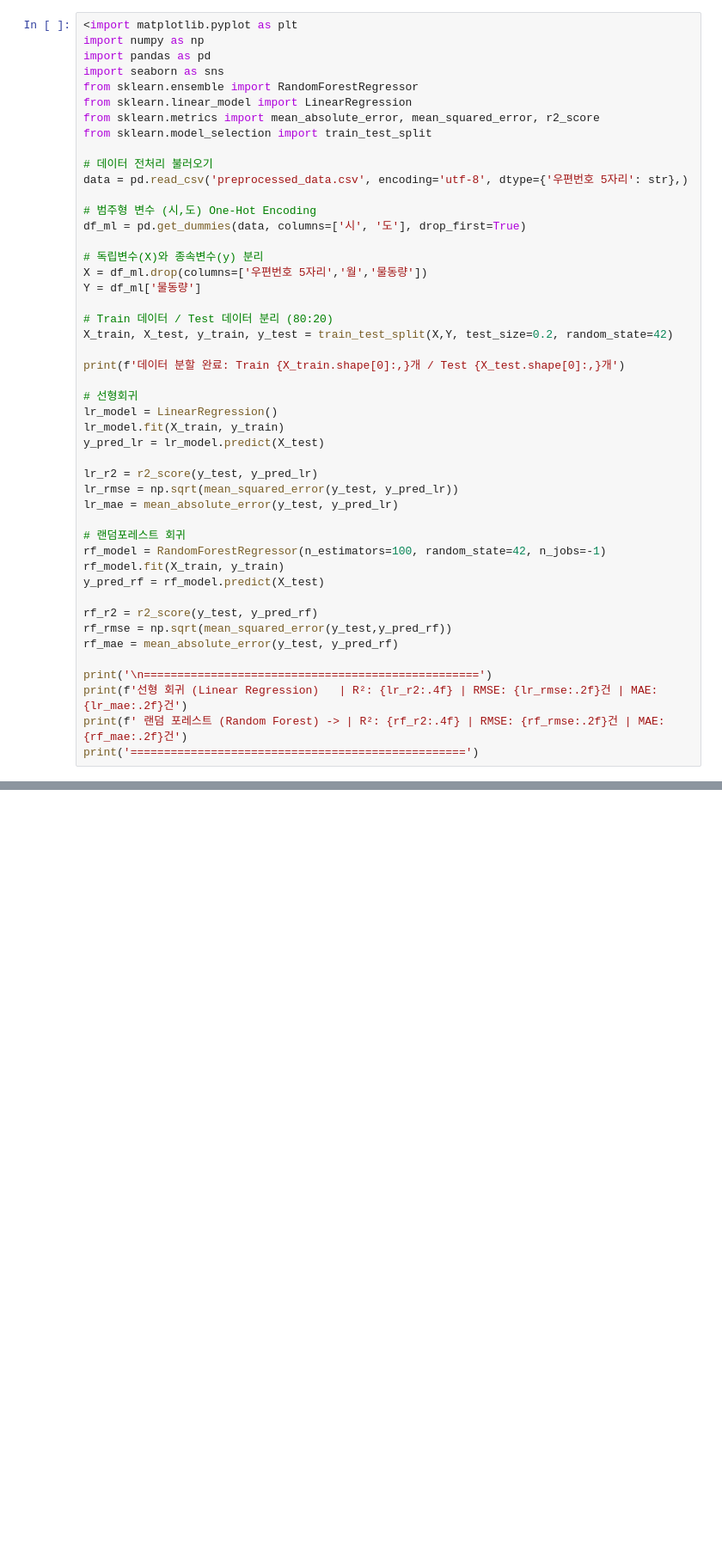
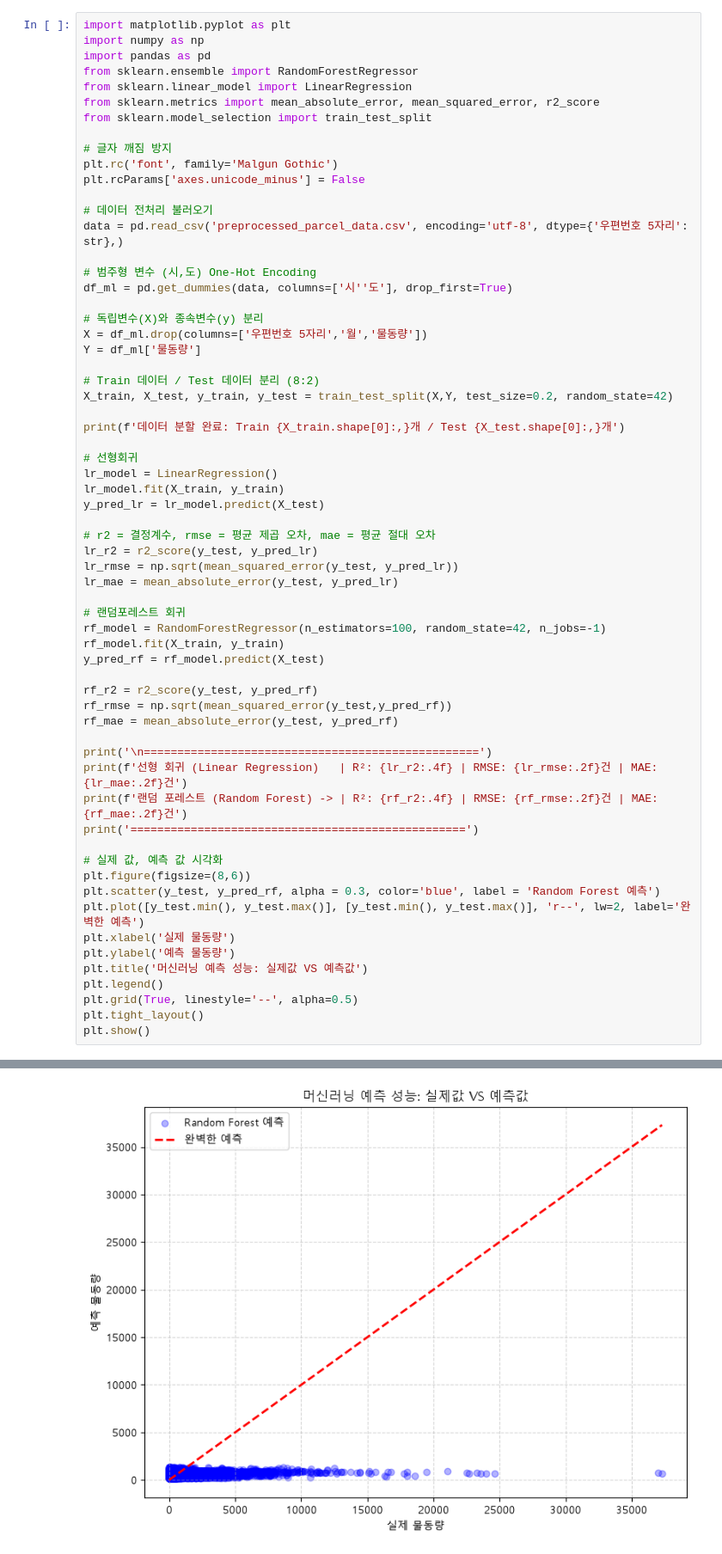
Before and after one commit to Kimwansoo8947/data-analysis-final, a Jupyter notebook: 10week_ml.ipynb, the cells around one changed output, grey strips where cells are left out. Shown at 86% size. Cells and saved outputs as stored; diff of their text form; blank space fills up the shorter version.

```diff
--- a/10week_ml.ipynb
+++ b/10week_ml.ipynb
@@ -1,24 +1,27 @@
 # %%
-<import matplotlib.pyplot as plt
+import matplotlib.pyplot as plt
 import numpy as np
 import pandas as pd
-import seaborn as sns
 from sklearn.ensemble import RandomForestRegressor
 from sklearn.linear_model import LinearRegression
 from sklearn.metrics import mean_absolute_error, mean_squared_error, r2_score
 from sklearn.model_selection import train_test_split
 
+# 글자 깨짐 방지
+plt.rc('font', family='Malgun Gothic')
+plt.rcParams['axes.unicode_minus'] = False
+
 # 데이터 전처리 불러오기
-data = pd.read_csv('preprocessed_data.csv', encoding='utf-8', dtype={'우편번호 5자리': str},)
+data = pd.read_csv('preprocessed_parcel_data.csv', encoding='utf-8', dtype={'우편번호 5자리': str},)
 
 # 범주형 변수 (시,도) One-Hot Encoding
-df_ml = pd.get_dummies(data, columns=['시', '도'], drop_first=True)
+df_ml = pd.get_dummies(data, columns=['시''도'], drop_first=True)
 
 # 독립변수(X)와 종속변수(y) 분리
 X = df_ml.drop(columns=['우편번호 5자리','월','물동량'])
 Y = df_ml['물동량']
 
-# Train 데이터 / Test 데이터 분리 (80:20)
+# Train 데이터 / Test 데이터 분리 (8:2)
 X_train, X_test, y_train, y_test = train_test_split(X,Y, test_size=0.2, random_state=42)
 
 print(f'데이터 분할 완료: Train {X_train.shape[0]:,}개 / Test {X_test.shape[0]:,}개')
@@ -28,6 +31,7 @@ lr_model = LinearRegression()
 lr_model.fit(X_train, y_train)
 y_pred_lr = lr_model.predict(X_test)
 
+# r2 = 결정계수, rmse = 평균 제곱 오차, mae = 평균 절대 오차
 lr_r2 = r2_score(y_test, y_pred_lr)
 lr_rmse = np.sqrt(mean_squared_error(y_test, y_pred_lr))
 lr_mae = mean_absolute_error(y_test, y_pred_lr)
@@ -43,5 +47,18 @@ rf_mae = mean_absolute_error(y_test, y_pred_rf)
 
 print('\n==================================================')
 print(f'선형 회귀 (Linear Regression)   | R²: {lr_r2:.4f} | RMSE: {lr_rmse:.2f}건 | MAE: {lr_mae:.2f}건')
-print(f' 랜덤 포레스트 (Random Forest) -> | R²: {rf_r2:.4f} | RMSE: {rf_rmse:.2f}건 | MAE: {rf_mae:.2f}건')
+print(f'랜덤 포레스트 (Random Forest) -> | R²: {rf_r2:.4f} | RMSE: {rf_rmse:.2f}건 | MAE: {rf_mae:.2f}건')
 print('==================================================')
+
+# 실제 값, 예측 값 시각화
+plt.figure(figsize=(8,6))
+plt.scatter(y_test, y_pred_rf, alpha = 0.3, color='blue', label = 'Random Forest 예측')
+plt.plot([y_test.min(), y_test.max()], [y_test.min(), y_test.max()], 'r--', lw=2, label='완벽한 예측')
+plt.xlabel('실제 물동량')
+plt.ylabel('예측 물동량')
+plt.title('머신러닝 예측 성능: 실제값 VS 예측값')
+plt.legend()
+plt.grid(True, linestyle='--', alpha=0.5)
+plt.tight_layout()
+plt.show()
+# %% [output]
@@ -47,0 +71 @@ print('==================================================')
+[figure, added]
```
Also changed, not shown: parts of 1 cell of this notebook, 5 other files.
